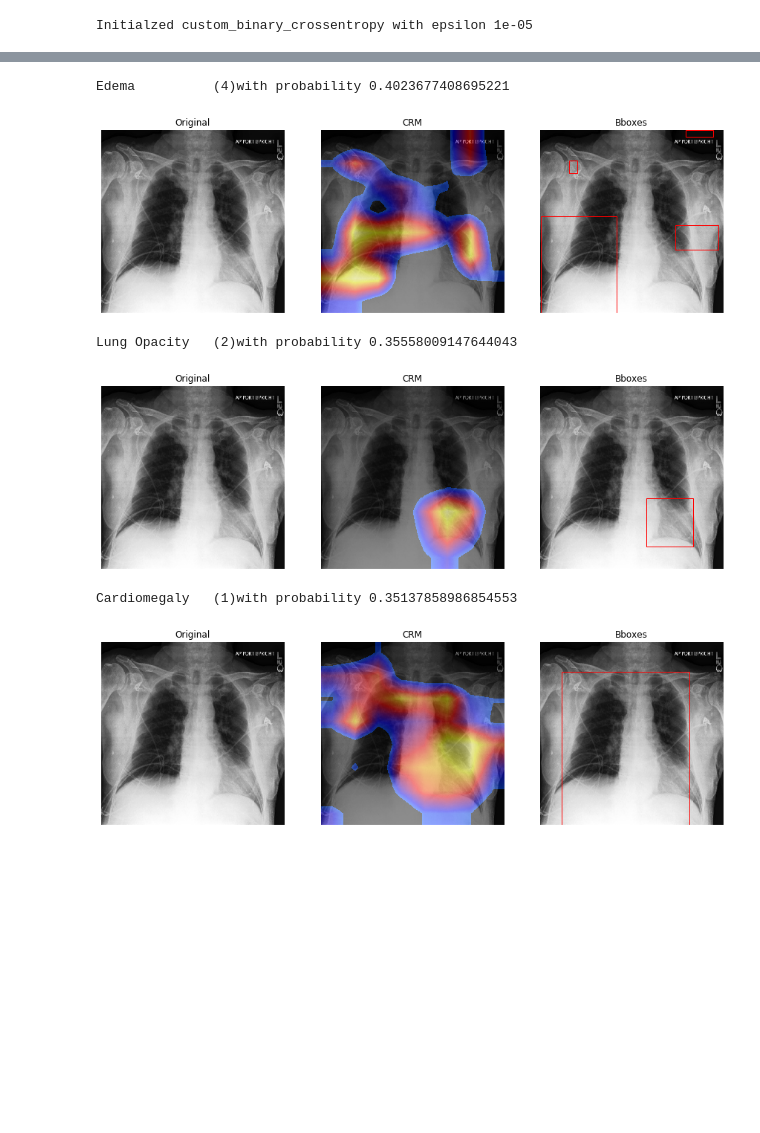
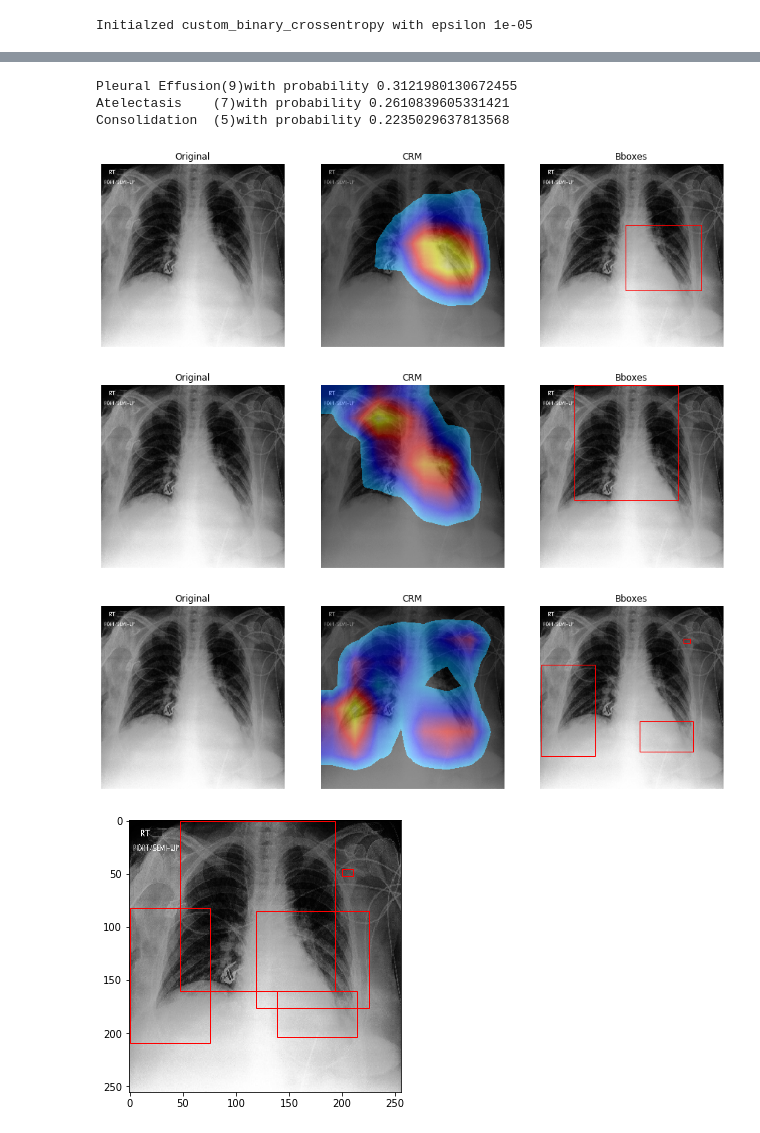
Before and after one commit to TobiasSchmidtDE/DeepL-MedicalImaging, a Jupyter notebook: src/utils/crm.ipynb, the cells around one changed output, grey strips where cells are left out. Saved outputs shown, nothing was run; the diff lists cells and outputs as text; code cells hidden in the pictures; blank space fills up the shorter version.

```diff
--- a/src/utils/crm.ipynb
+++ b/src/utils/crm.ipynb
@@ -42,5 +41,5 @@ The autoreload extension is already loaded. To reload it, use:
 # %%
-MODEL_ID = '1a955742-e3ff-11ea-bd3d-0242ac110005'
+MODEL_ID = '2eb47be0-e88c-11ea-9a58-0242ac110005'
 ARCHITECTURE = DenseNet121
 NUM_CLASSES = 12
 # %%
@@ -60,7 +59,5 @@ model = build_model()
 # %%
 crm = CRM(model, benchmark.label_columns, dims=(256, 256))
 # %%
-image = 'data/chexpert/full/CheXpert-v1.0-small/valid/patient64541/study1/view1_frontal.jpg'
-
-# for thresh in [0.1, 0.2, 0.3, 0.4, 0.5, 0.6, 0.7]:
-crm.generate_crm_combined_plot(image, 0.3)
+image = 'data/chexpert/full/CheXpert-v1.0-small/valid/patient64582/study1/view1_frontal.jpg'
+thresh = 0.3
@@ -77,9 +83,10 @@ Model prediction:
 # %%
-crm.generate_crm_class_plot(image, 0.3)
+crm.generate_crm_class_plot(image, 0.2, figsize=(15,10))
 # %% [output]
-Edema          (4)with probability 0.4023677408695221
+Pleural Effusion(9)with probability 0.3121980130672455
+Atelectasis    (7)with probability 0.2610839605331421
+Consolidation  (5)with probability 0.2235029637813568
-[figure, old version]
+[figure, new version]
-Lung Opacity   (2)with probability 0.35558009147644043
-[figure, old version]
+[figure, new version]
-Cardiomegaly   (1)with probability 0.35137858986854553
-[figure, old version]
+[figure, new version]
+[figure, added]
```
Also changed, not shown: parts of 3 cells of this notebook, 1 other file.
